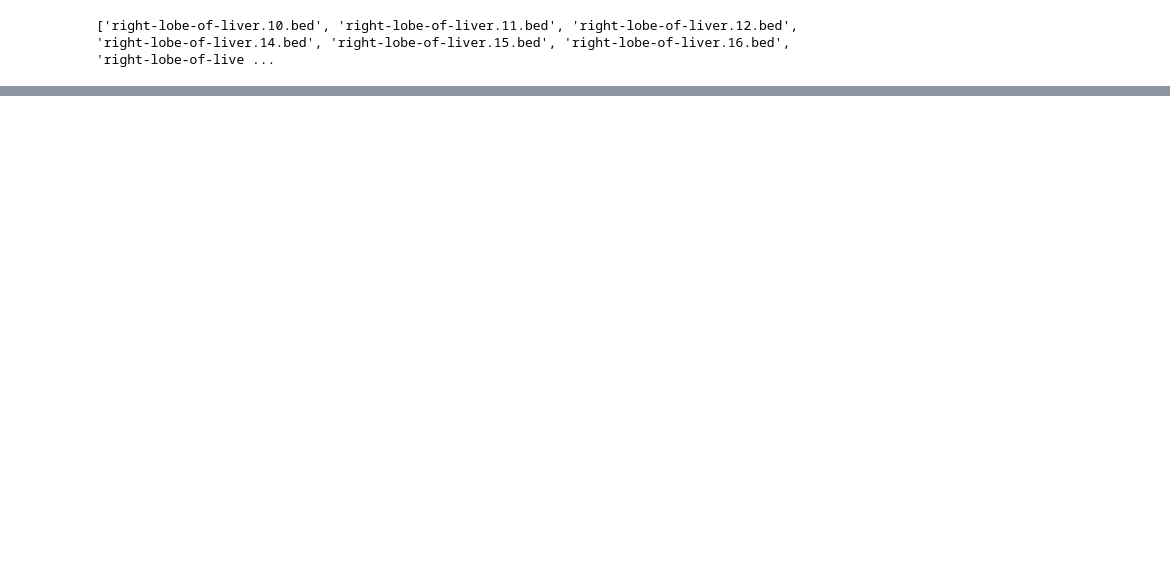
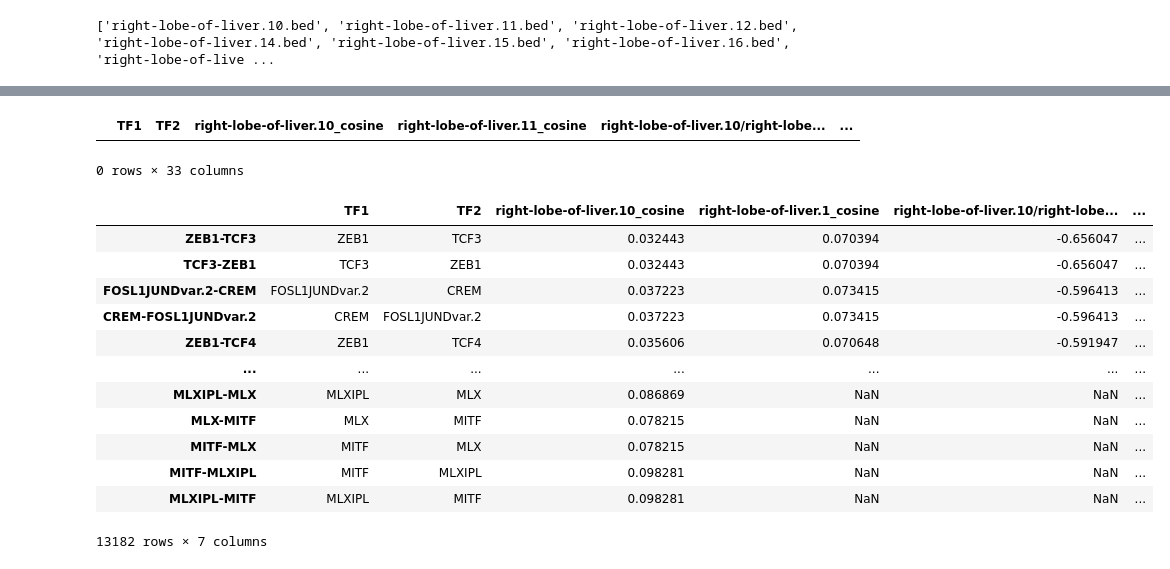
Before and after one commit to loosolab/Datenanalyse-2021, a Jupyter notebook: wp6/analyse/wp2_tf_cooccurences.ipynb, the cells around one changed output, grey strips where cells are left out. Saved outputs shown, nothing was run; the diff lists cells and outputs as text; code cells hidden in the pictures; blank space fills up the shorter version.

```diff
--- a/wp6/analyse/wp2_tf_cooccurences.ipynb
+++ b/wp6/analyse/wp2_tf_cooccurences.ipynb
@@ -118,0 +204,46 @@ INFO: Creating subset of TFBS and rules using thresholds
+# %%
+test
+
+test2 = pd.read_pickle(f"{answers_path}right-lobe-of-liver.10.pkl")
+test2
+# %% [output]
+|  | TF1 | TF2 | right-lobe-of-liver.10_cosine | right-lobe-of-liver.11_cosine | right-lobe-of-liver.10/right-lobe... | ... |
+0 rows × 33 columns
+# %%
+#mb_obj = CombObj().from_pickle(f"{main_analysis_path}right-lobe-of-liver.10.pkl")
+diff_obj_1_1 = DiffCombObj().from_pickle(f"{differential_analysis_path}right-lobe-of-liver.10__right-lobe-of-liver.1.pkl")
+diff_obj1_2 = DiffCombObj().from_pickle(f"{differential_analysis_path}right-lobe-of-liver.10__right-lobe-of-liver.1.pkl")
+diff_obj2 = DiffCombObj().from_pickle(f"{differential_analysis_path}right-lobe-of-liver.10__right-lobe-of-liver.2.pkl")
+#mb_obj.rules
+#type(diff_obj.rules)
+#diff_obj2.rules
+df_diff = pd.concat([diff_obj_1_1.rules,diff_obj2.rules])
+
+#df_diff2 = pd.concat([diff_obj_1_1.rules,diff_obj2.rules, diff_obj1_2.rules])
+
+unified_duplicates = df_diff[df_diff.duplicated(subset=['TF1', 'TF2'], keep='first')]
+
+df_diff2 = pd.concat([unified_duplicates, diff_obj1_2.rules])
+
+unified_duplicates2 = df_diff2[df_diff2.duplicated(subset=['TF1', 'TF2'], keep='first')]
+
+#df_diff = df_diff.drop_duplicates(subset=['TF1', 'TF2'])
+#unified_duplicates
+#unified_duplicates
+#unified_duplicates2
+#diff_obj_1_1.rules
+df_diff
+# %% [output]
+|  | TF1 | TF2 | right-lobe-of-liver.10_cosine | right-lobe-of-liver.1_cosine | right-lobe-of-liver.10/right-lobe... | ... |
+| ZEB1-TCF3 | ZEB1 | TCF3 | 0.032443 | 0.070394 | -0.656047 | ... |
+| TCF3-ZEB1 | TCF3 | ZEB1 | 0.032443 | 0.070394 | -0.656047 | ... |
+| FOSL1JUNDvar.2-CREM | FOSL1JUNDvar.2 | CREM | 0.037223 | 0.073415 | -0.596413 | ... |
+| CREM-FOSL1JUNDvar.2 | CREM | FOSL1JUNDvar.2 | 0.037223 | 0.073415 | -0.596413 | ... |
+| ZEB1-TCF4 | ZEB1 | TCF4 | 0.035606 | 0.070648 | -0.591947 | ... |
+| ... | ... | ... | ... | ... | ... | ... |
+| MLXIPL-MLX | MLXIPL | MLX | 0.086869 | NaN | NaN | ... |
+| MLX-MITF | MLX | MITF | 0.078215 | NaN | NaN | ... |
+| MITF-MLX | MITF | MLX | 0.078215 | NaN | NaN | ... |
+| MITF-MLXIPL | MITF | MLXIPL | 0.098281 | NaN | NaN | ... |
+| MLXIPL-MITF | MLXIPL | MITF | 0.098281 | NaN | NaN | ... |
+13182 rows × 7 columns
```
Also changed, not shown: parts of 16 cells of this notebook.
